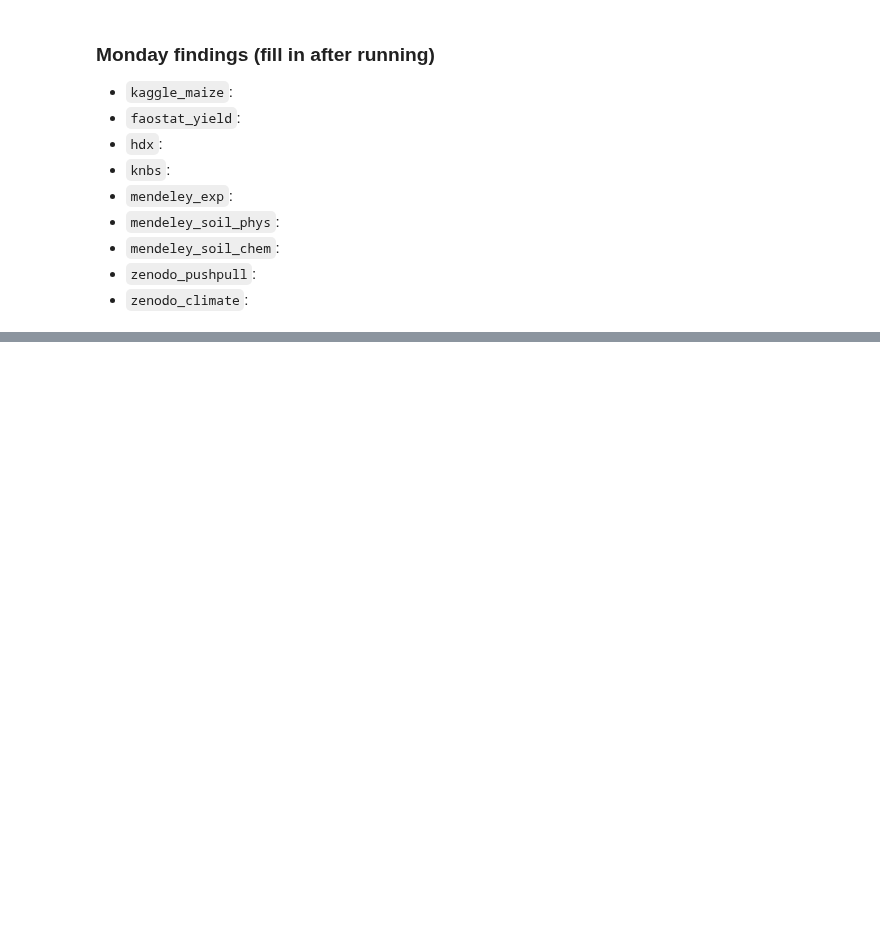
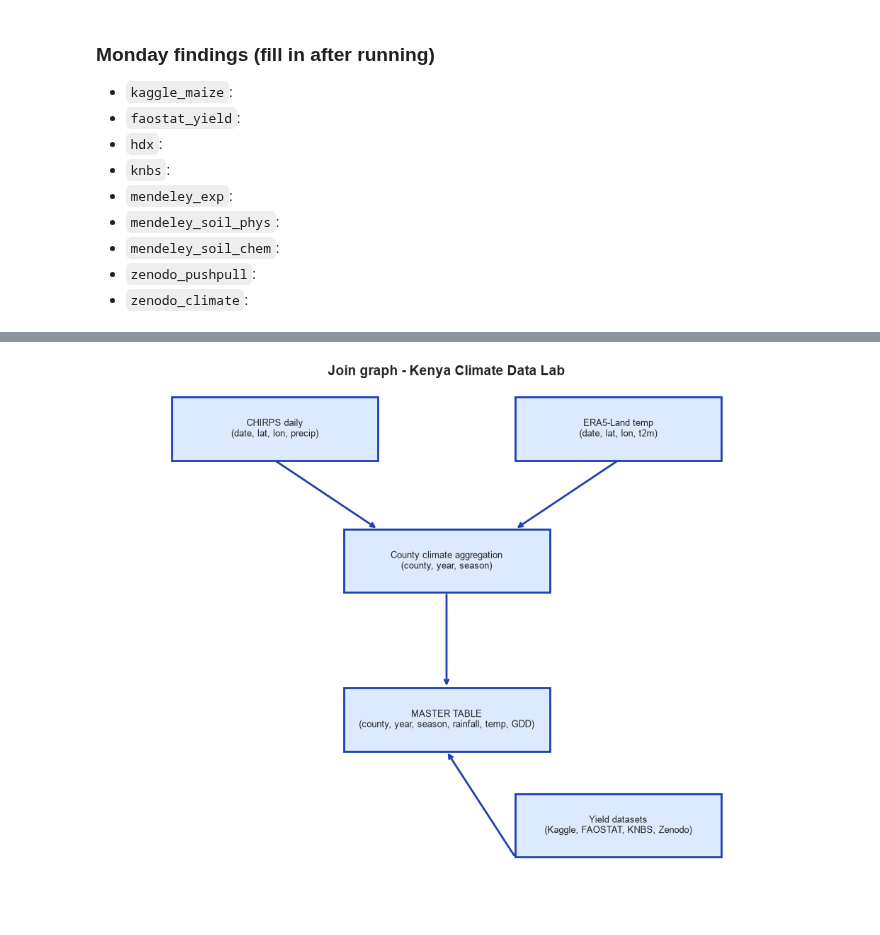
Before and after one commit to alexharonyandega-dev/kenya-climate-data-lab, a Jupyter notebook: notebooks/01_data_exploration.ipynb, the cells around one changed output, grey strips where cells are left out. Cells and saved outputs as stored; diff of their text form; code cells hidden in the pictures; blank space fills up the shorter version.

```diff
--- a/notebooks/01_data_exploration.ipynb
+++ b/notebooks/01_data_exploration.ipynb
@@ -142,0 +241,16 @@ Ndryspls13days    0.00
+# %%
+# File count audit per year
+per_year = {}
+total = 0
+for year_dir in sorted((RAW / 'chirps_daily').iterdir()):
+    if not year_dir.is_dir():
+        continue
+    n = len(list(year_dir.glob('*.tif.gz')))
+    per_year[year_dir.name] = n
+    total += n
+
+print(f'Total .tif.gz files: {total:,}')
+print()
+for y, n in per_year.items():
+    flag = '  <-- SHORT' if n < 360 and 'monthly' not in y else ''
+    print(f'  {y}: {n:>4} files{flag}')
@@ -142,0 +477,35 @@ Ndryspls13days    0.00
+# %%
+# Join graph - generated with matplotlib
+fig, ax = plt.subplots(figsize=(10, 8))
+ax.axis('off')
+
+boxes = [
+    (0.1, 0.85, 'CHIRPS daily\n(date, lat, lon, precip)'),
+    (0.6, 0.85, 'ERA5-Land temp\n(date, lat, lon, t2m)'),
+    (0.35, 0.6, 'County climate aggregation\n(county, year, season)'),
+    (0.35, 0.3, 'MASTER TABLE\n(county, year, season, rainfall, temp, GDD)'),
+    (0.6, 0.1, 'Yield datasets\n(Kaggle, FAOSTAT, KNBS, Zenodo)'),
+]
+
+for x, y, label in boxes:
+    ax.add_patch(plt.Rectangle((x, y), 0.3, 0.12, fill=True, facecolor='#dbeafe', edgecolor='#1e40af', lw=2))
+    ax.text(x + 0.15, y + 0.06, label, ha='center', va='center', fontsize=9)
+
+arrows = [
+    ((0.25, 0.85), (0.4, 0.72)),
+    ((0.75, 0.85), (0.6, 0.72)),
+    ((0.5, 0.6), (0.5, 0.42)),
+    ((0.6, 0.1), (0.5, 0.3)),
+]
+for (x1, y1), (x2, y2) in arrows:
+    ax.annotate('', xy=(x2, y2), xytext=(x1, y1),
+                arrowprops=dict(arrowstyle='->', lw=2, color='#1e40af'))
+
+ax.set_xlim(0, 1)
+ax.set_ylim(0, 1)
+ax.set_title('Join graph - Kenya Climate Data Lab', fontsize=14, weight='bold')
+plt.tight_layout()
+plt.savefig(FIG_DIR / 'fig_join_graph.png', bbox_inches='tight')
+plt.show()
+# %% [output]
+[figure, added]
```
Also changed, not shown: parts of 22 cells of this notebook, 8 other files.
